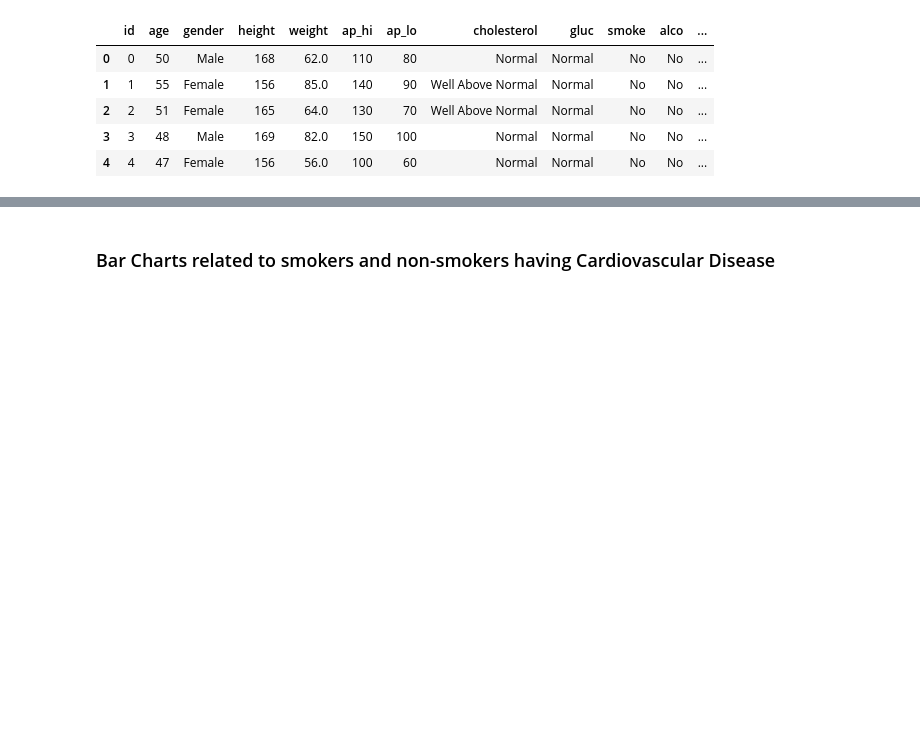
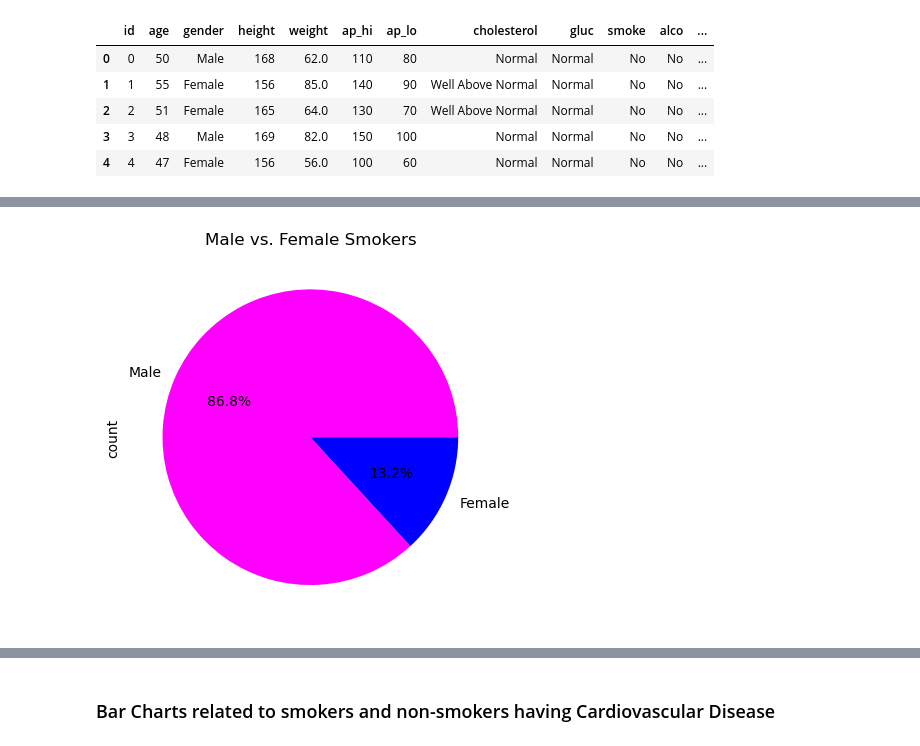
Before and after one commit to ButcherAdam/Cardiovascular-Disease-Analysis, a Jupyter notebook: Cardiovascular Disease Analysis.ipynb, the cells around one changed output, grey strips where cells are left out. Saved outputs shown, nothing was run; the diff lists cells and outputs as text; code cells hidden in the pictures; blank space fills up the shorter version.

```diff
--- a/Cardiovascular Disease Analysis.ipynb
+++ b/Cardiovascular Disease Analysis.ipynb
@@ -64,3 +65,17 @@ plt.show()
 # Filter out smokers and non-smokers
 df_smoke = df[df['smoke'] == 'Yes']
 df_no_smoke = df[df['smoke'] == 'No']
+# %%
+# Pie chart to show the distribution in genders
+
+# Get the unique genders of the people
+unique_gender = df_smoke['gender'].value_counts()
+unique_gender = unique_gender.rename('count')
+
+# Make the pie chart
+plt.pie(unique_gender, labels=unique_gender.keys(), autopct='%1.1f%%',colors=["magenta", "blue"])
+plt.title('Male vs. Female Smokers')
+plt.ylabel('count')
+plt.show()
+# %% [output]
+[figure, added]
```
Also changed, not shown: parts of 3 cells of this notebook.
